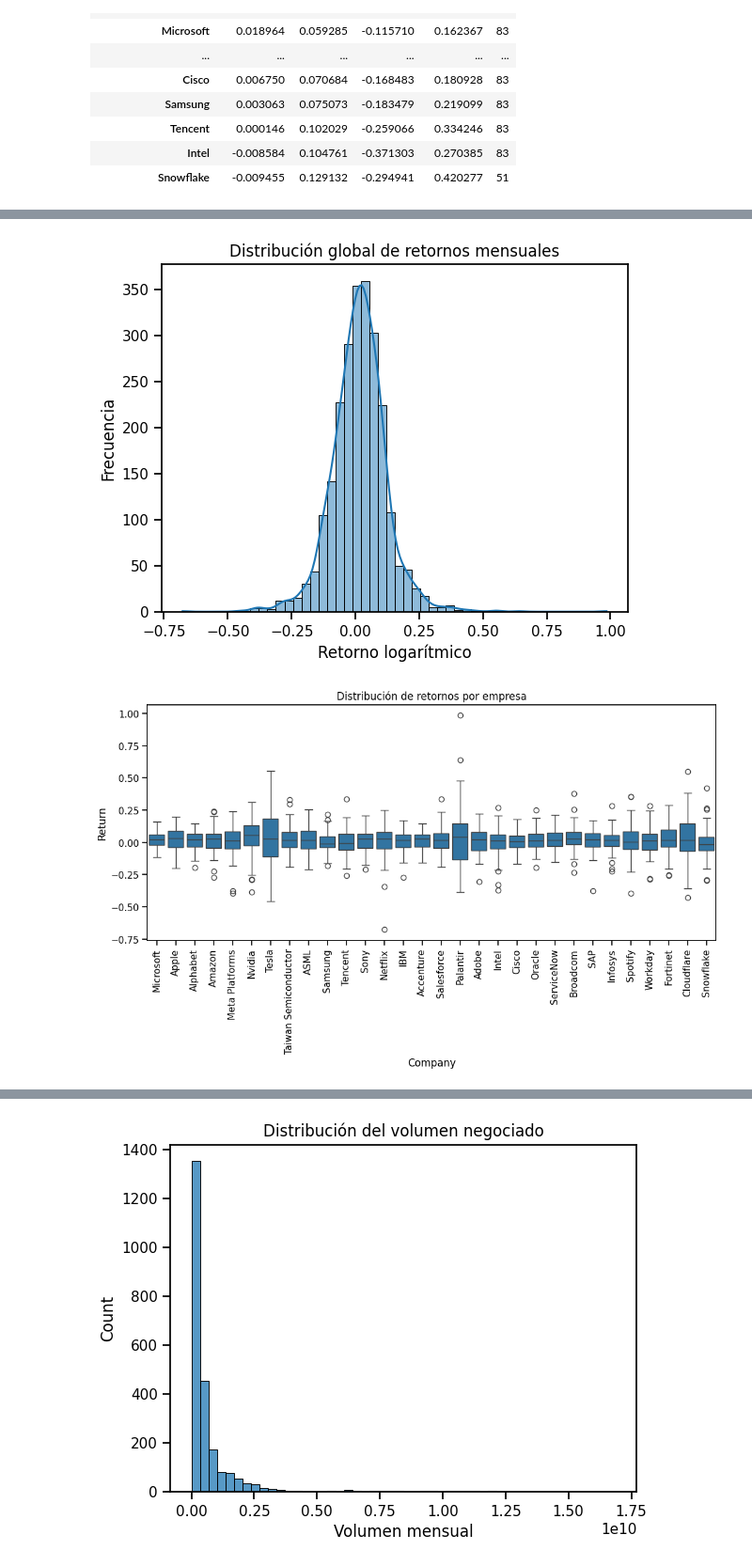
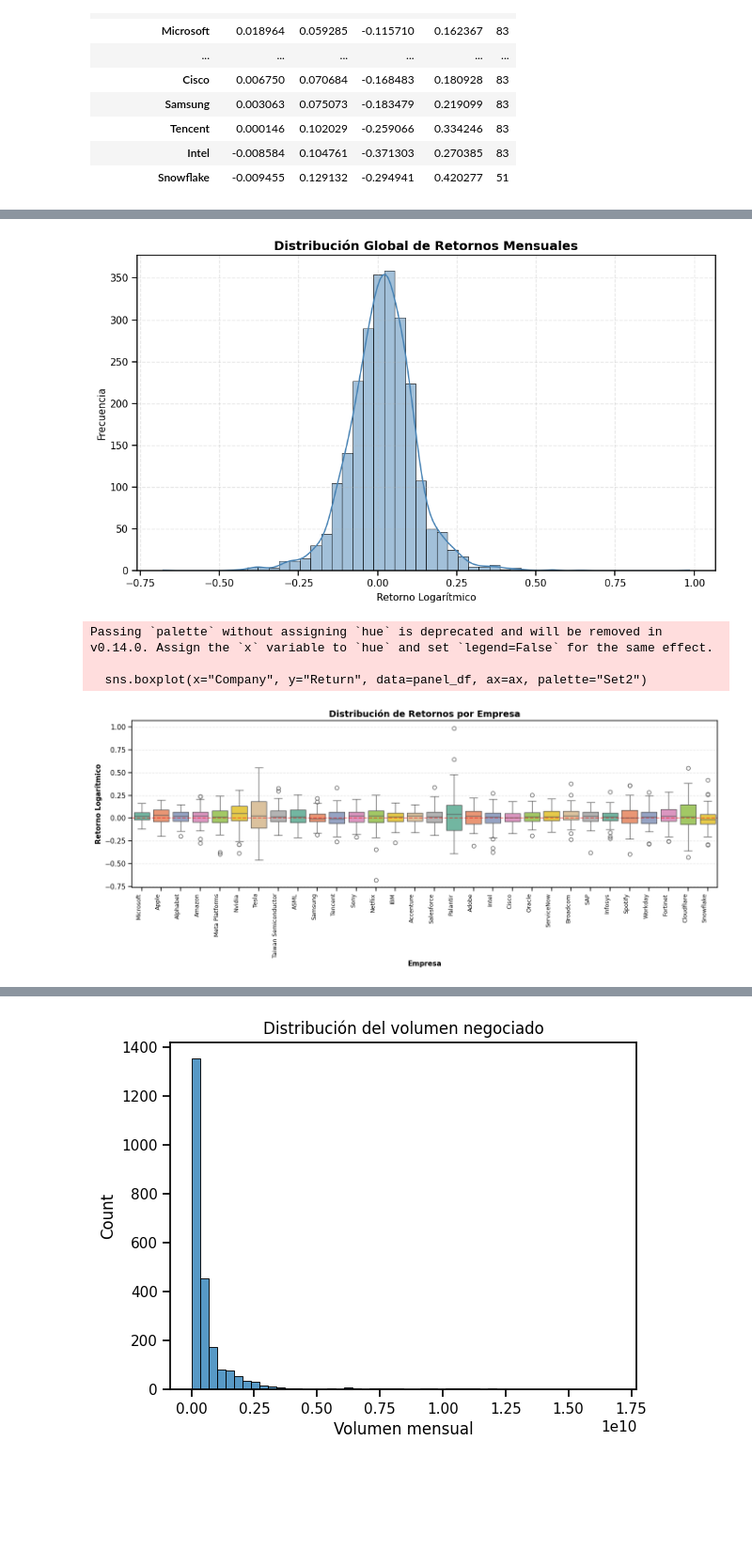
Before and after one commit to fabio2k3/AlphaTech-Analyzer, a Jupyter notebook: notebooks/eda.ipynb, the cells around one changed output, grey strips where cells are left out. Shown at 94% size. Cells and saved outputs as stored; diff of their text form; code cells hidden in the pictures; blank space fills up the shorter version.

```diff
--- a/notebooks/eda.ipynb
+++ b/notebooks/eda.ipynb
@@ -100,20 +205,32 @@ panel_df.groupby("Company")["Return"].agg(
 # %%
-plt.figure()
-sns.histplot(panel_df["Return"], bins=50, kde=True)
-plt.title("Distribución global de retornos mensuales")
-plt.xlabel("Retorno logarítmico")
-plt.ylabel("Frecuencia")
+fig, ax = plt.subplots(figsize=(10, 6))
+sns.histplot(panel_df["Return"], bins=50, kde=True, ax=ax, color='steelblue', edgecolor='black', linewidth=0.5)
+ax.set_title("Distribución Global de Retornos Mensuales", fontsize=14, fontweight='bold')
+ax.set_xlabel("Retorno Logarítmico", fontsize=11)
+ax.set_ylabel("Frecuencia", fontsize=11)
+ax.grid(True, alpha=0.3, linestyle='--')
+plt.tight_layout()
+plt.savefig("../data/processed/return_distribution.png", dpi=150, bbox_inches='tight')
 plt.show()
 # %% [output]
-[figure, old version]
+[figure, new version]
 # %%
-plt.figure(figsize=(12,5))
-sns.boxplot(x="Company", y="Return", data=panel_df)
-plt.xticks(rotation=90)
-plt.title("Distribución de retornos por empresa")
+fig, ax = plt.subplots(figsize=(14, 6))
+sns.boxplot(x="Company", y="Return", data=panel_df, ax=ax, palette="Set2")
+ax.set_xticklabels(ax.get_xticklabels(), rotation=90, ha='right', fontsize=9)
+ax.set_title("Distribución de Retornos por Empresa", fontsize=14, fontweight='bold')
+ax.set_xlabel("Empresa", fontsize=11, fontweight='bold')
+ax.set_ylabel("Retorno Logarítmico", fontsize=11, fontweight='bold')
+ax.grid(True, alpha=0.3, axis='y', linestyle='--')
+ax.axhline(y=0, color='red', linestyle='--', alpha=0.5, linewidth=1.5)
+plt.tight_layout()
+plt.savefig("../data/processed/returns_by_company.png", dpi=150, bbox_inches='tight')
 plt.show()
 # %% [output]
+Passing `palette` without assigning `hue` is deprecated and will be removed in v0.14.0. Assign the `x` variable to `hue` and set `legend=False` for the same effect.
+
+  sns.boxplot(x="Company", y="Return", data=panel_df, ax=ax, palette="Set2")
-[figure, old version]
+[figure, new version]
 # %%
 vol_df = panel_df.groupby("Company")["Return"].std().sort_values(ascending=False)
 
```
Also changed, not shown: parts of 30 cells of this notebook, 19 other files.
